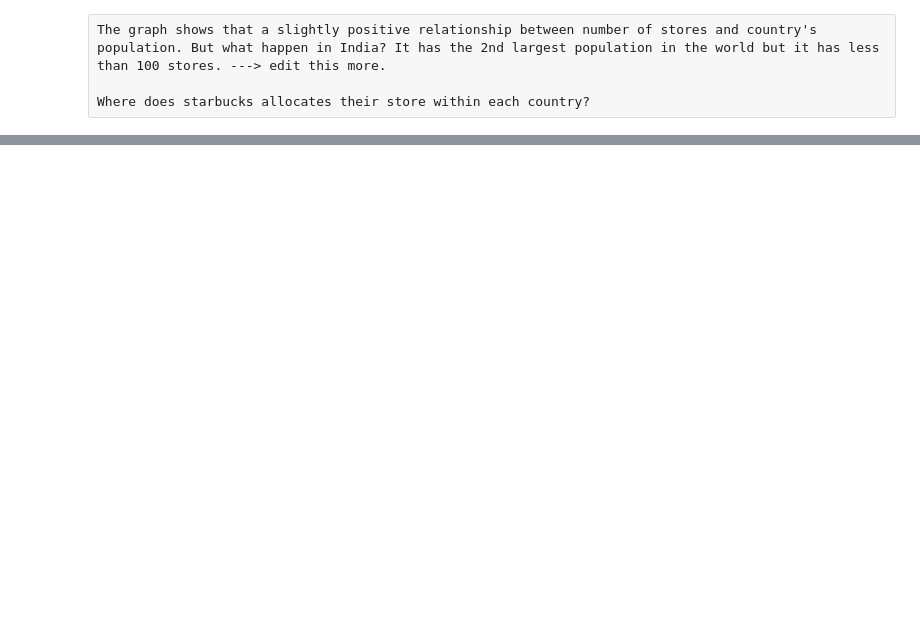
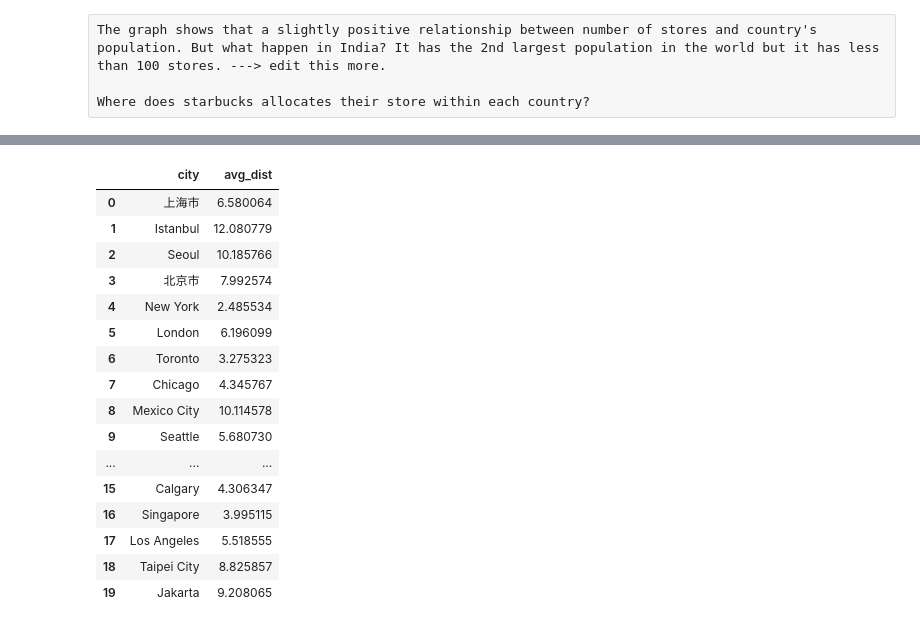
Before and after one commit to randypantinople/Analysis-of-Starbucks-Global-Presence, a Jupyter notebook: Analysis on Starbucks' Global Presence.ipynb, the cells around one changed output, grey strips where cells are left out. Drawn from its saved outputs; the diff is of its cells as text; code cells hidden in the pictures; blank space fills up the shorter version.

```diff
--- a/Analysis on Starbucks' Global Presence.ipynb
+++ b/Analysis on Starbucks' Global Presence.ipynb
@@ -103,17 +164,13 @@ def avg_dist(city_df):
 # %%
-city1 =city_bar.reset_index()[['City', 'Country_Name']].to_numpy()
-
 city_list =[]
 distance_list =[]
-
 
 for ele in city1:
     city=ele[0]
     country= ele[1]
-    city_df = starbucks3.loc[(starbucks3.City==city) & (starbucks3.Country_Name==country)]
-    distance = avg_dist(city_df)
+
+    city2 = city_df.loc[(city_df.city==city) & (city_df.country==country)]
+    distance = avg_dist(city2)
+
     city_list.append(city)
     distance_list.append(distance)
-
-
-pd.DataFrame({'city': pd.Series(city_list), 'avg_dist':pd.Series(distance_list)})
@@ -119,0 +188,22 @@ pd.DataFrame({'city': pd.Series(city_list), 'avg_dist':pd.Series(distance_list)}
+# %%
+
+distance_df =pd.DataFrame({'city': pd.Series(city_list), 'avg_dist':pd.Series(distance_list)})
+distance_df
+# %% [output]
+|  | city | avg_dist |
+| 0 | 上海市 | 6.580064 |
+| 1 | Istanbul | 12.080779 |
+| 2 | Seoul | 10.185766 |
+| 3 | 北京市 | 7.992574 |
+| 4 | New York | 2.485534 |
+| 5 | London | 6.196099 |
+| 6 | Toronto | 3.275323 |
+| 7 | Chicago | 4.345767 |
+| 8 | Mexico City | 10.114578 |
+| 9 | Seattle | 5.680730 |
+| ... | ... | ... |
+| 15 | Calgary | 4.306347 |
+| 16 | Singapore | 3.995115 |
+| 17 | Los Angeles | 5.518555 |
+| 18 | Taipei City | 8.825857 |
+| 19 | Jakarta | 9.208065 |
```
Also changed, not shown: parts of 20 cells of this notebook, 1 other file.
